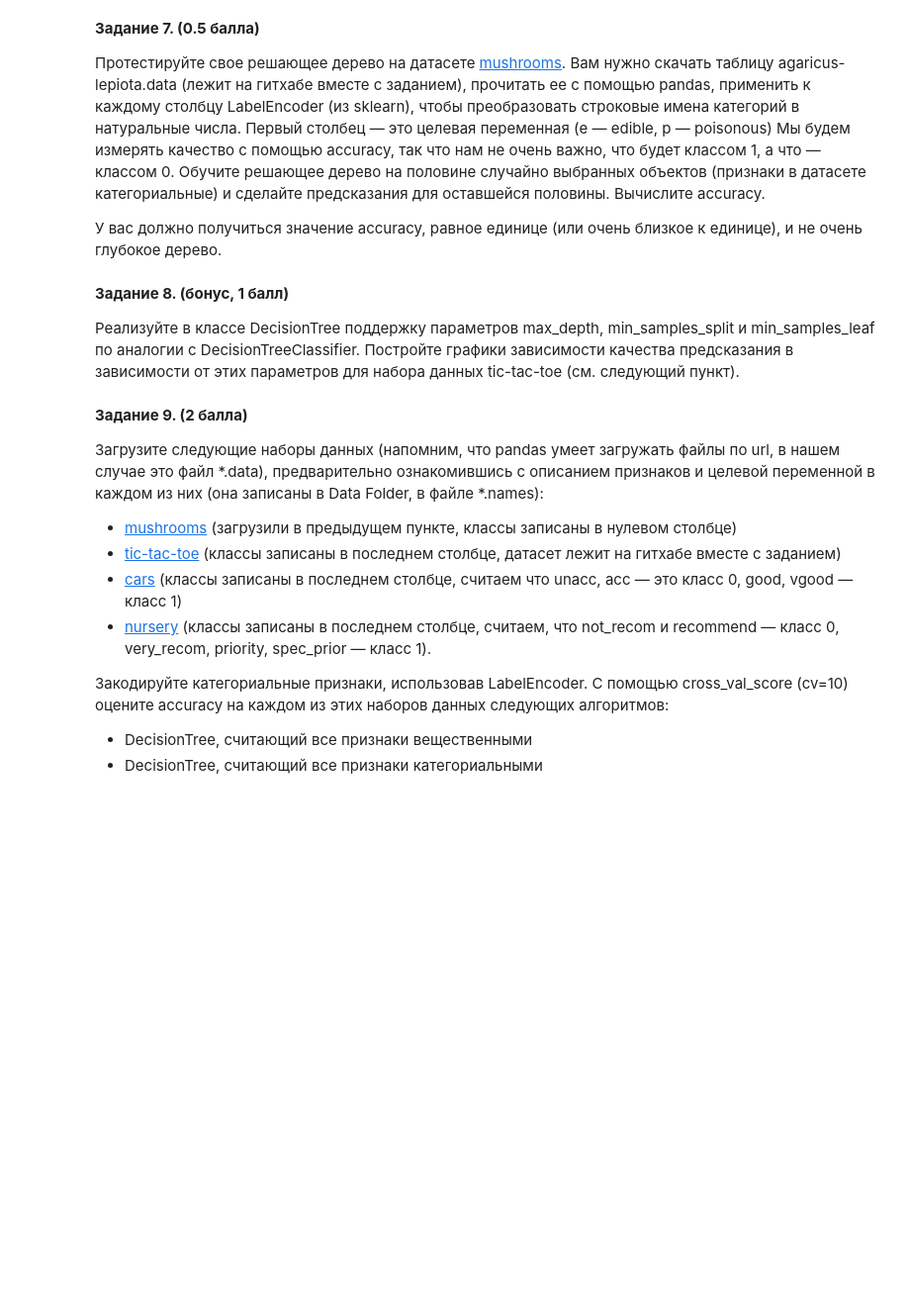
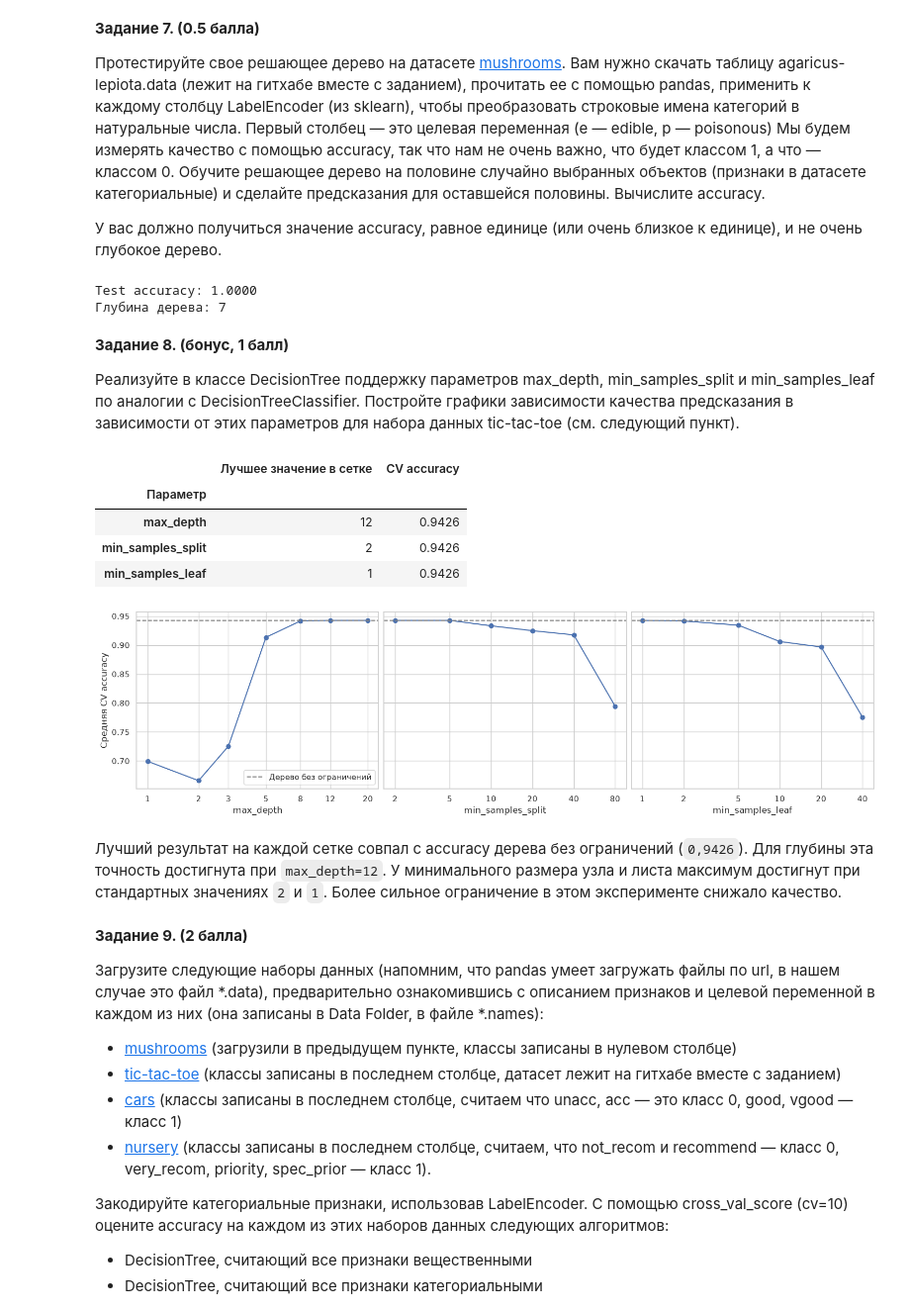
Before and after one commit to sprovay/Machine_Learning_Concepts_Labs, a Jupyter notebook: hw2/hw2-trees.ipynb, the cells around one changed output. Shown at 99% size. Drawn from its saved outputs; the diff is of its cells as text; code cells hidden in the pictures; blank space fills up the shorter version.

```diff
--- a/hw2/hw2-trees.ipynb
+++ b/hw2/hw2-trees.ipynb
@@ -124,7 +286,83 @@ __Задание 7. (0.5 балла)__
+# %%
+def encode_columns(frame):
+    return np.column_stack([LabelEncoder().fit_transform(frame[column]) for column in frame])
+
+
+def tree_depth(node):
+    if node["type"] == "terminal":
+        return 0
+    return 1 + max(tree_depth(node["left_child"]), tree_depth(node["right_child"]))
+
+
+mushrooms = pd.read_csv(DATA_DIR / "agaricus-lepiota.data", header=None)
+mushrooms_encoded = encode_columns(mushrooms)
+X_mushrooms, y_mushrooms = mushrooms_encoded[:, 1:], mushrooms_encoded[:, 0]
+
+X_train, X_test, y_train, y_test = train_test_split(
+    X_mushrooms, y_mushrooms, test_size=0.5, stratify=y_mushrooms, random_state=RANDOM_STATE,
+)
+mushrooms_tree = DecisionTree(["categorical"] * X_mushrooms.shape[1]).fit(X_train, y_train)
+mushrooms_accuracy = accuracy_score(y_test, mushrooms_tree.predict(X_test))
+print(f"Test accuracy: {mushrooms_accuracy:.4f}")
+print(f"Глубина дерева: {tree_depth(mushrooms_tree._tree)}")
+# %% [output]
+Test accuracy: 1.0000
+Глубина дерева: 7
 # %% [markdown]
 __Задание 8. (бонус, 1 балл)__
 
 Реализуйте в классе DecisionTree поддержку параметров max_depth, min_samples_split и min_samples_leaf по аналогии с DecisionTreeClassifier. Постройте графики зависимости качества предсказания в зависимости от этих параметров для набора данных tic-tac-toe (см. следующий пункт).
+# %%
+tic_tac_toe = pd.read_csv(DATA_DIR / "tic-tac-toe-endgame.csv")
+X_tic_tac_toe = encode_columns(tic_tac_toe.iloc[:, :-1])
+y_tic_tac_toe = LabelEncoder().fit_transform(tic_tac_toe.iloc[:, -1])
+
+cv = StratifiedKFold(n_splits=10, shuffle=True, random_state=RANDOM_STATE)
+accuracy = make_scorer(accuracy_score)
+
+
+def validation_scores(model, X, y):
+    return cross_val_score(model, X, y, cv=cv, scoring=accuracy, error_score="raise")
+
+
+grids = {
+    "max_depth": [1, 2, 3, 5, 8, 12, 20],
+    "min_samples_split": [2, 5, 10, 20, 40, 80],
+    "min_samples_leaf": [1, 2, 5, 10, 20, 40],
+}
+feature_types = ["categorical"] * X_tic_tac_toe.shape[1]
+baseline_accuracy = validation_scores(DecisionTree(feature_types), X_tic_tac_toe, y_tic_tac_toe).mean()
+
+rows = []
+fig, axes = plt.subplots(1, 3, figsize=(15, 4), sharey=True, layout="constrained")
+for ax, (param, values) in zip(axes, grids.items()):
+    scores = []
+    for value in values:
+        model = DecisionTree(feature_types, **{param: value})
+        scores.append(validation_scores(model, X_tic_tac_toe, y_tic_tac_toe).mean())
+    best = int(np.argmax(scores))
+    rows.append({"Параметр": param, "Лучшее значение в сетке": values[best], "CV accuracy": scores[best]})
+    ax.plot(values, scores, marker="o")
+    ax.axhline(baseline_accuracy, color="gray", linestyle="--", label="Дерево без ограничений")
+    ax.set(xlabel=param, xscale="log", xticks=values, xticklabels=values)
+    ax.minorticks_off()
+axes[0].set_ylabel("Средняя CV accuracy")
+axes[0].legend()
+display(pd.DataFrame(rows).set_index("Параметр").round(4))
+plt.show()
+# %% [output]
+|  | Лучшее значение в сетке | CV accuracy |
+| Параметр |  |  |
+| max_depth | 12 | 0.9426 |
+| min_samples_split | 2 | 0.9426 |
+| min_samples_leaf | 1 | 0.9426 |
+[figure, added]
+# %% [markdown]
+Лучший результат на каждой сетке совпал с accuracy дерева без ограничений
+(`0,9426`). Для глубины эта точность достигнута при `max_depth=12`. У
+минимального размера узла и листа максимум достигнут при стандартных
+значениях `2` и `1`. Более сильное ограничение в этом эксперименте
+снижало качество.
 # %% [markdown]
 __Задание 9. (2 балла)__
 
```
Also changed, not shown: parts of 27 cells of this notebook, 1 other file.
